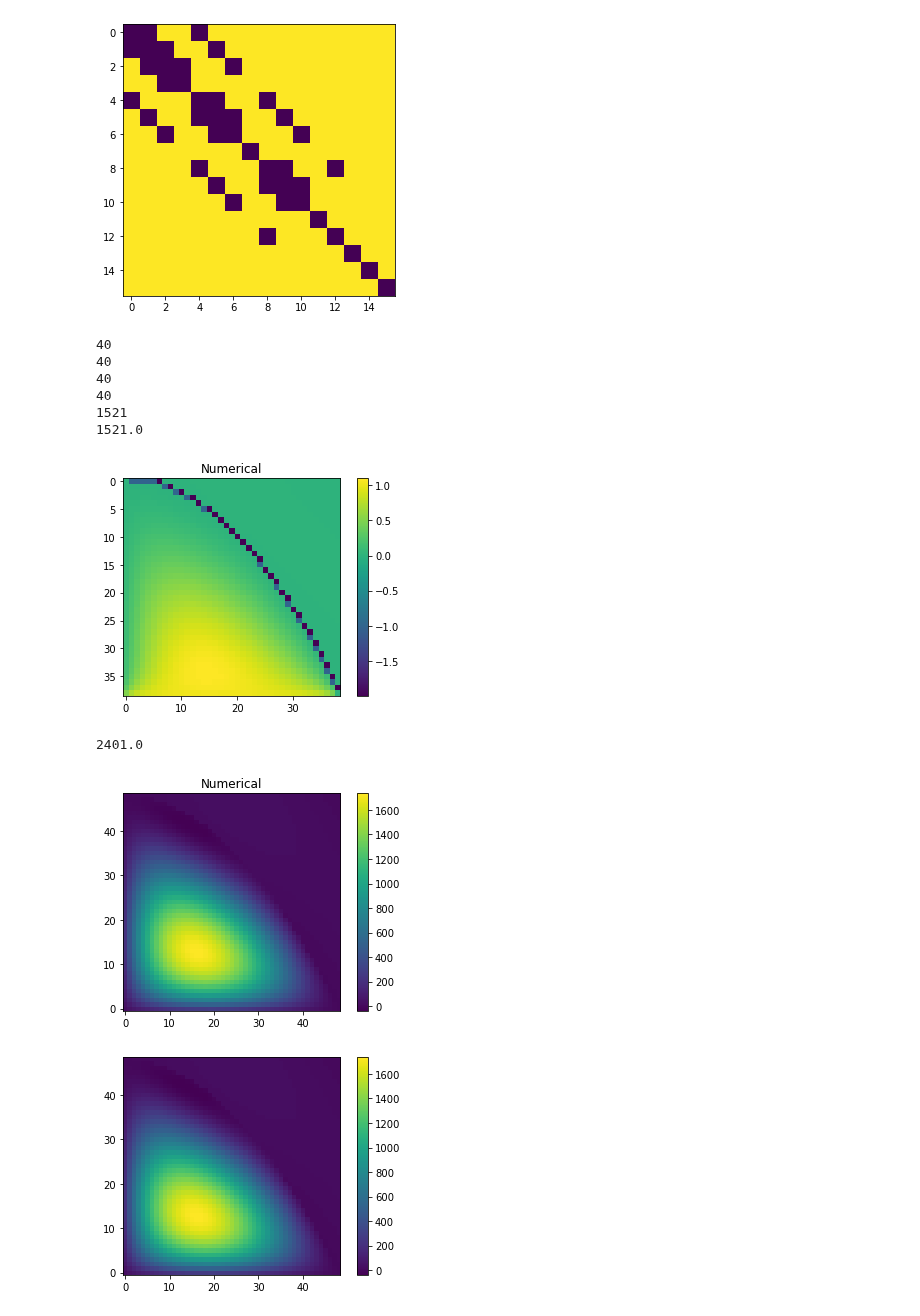
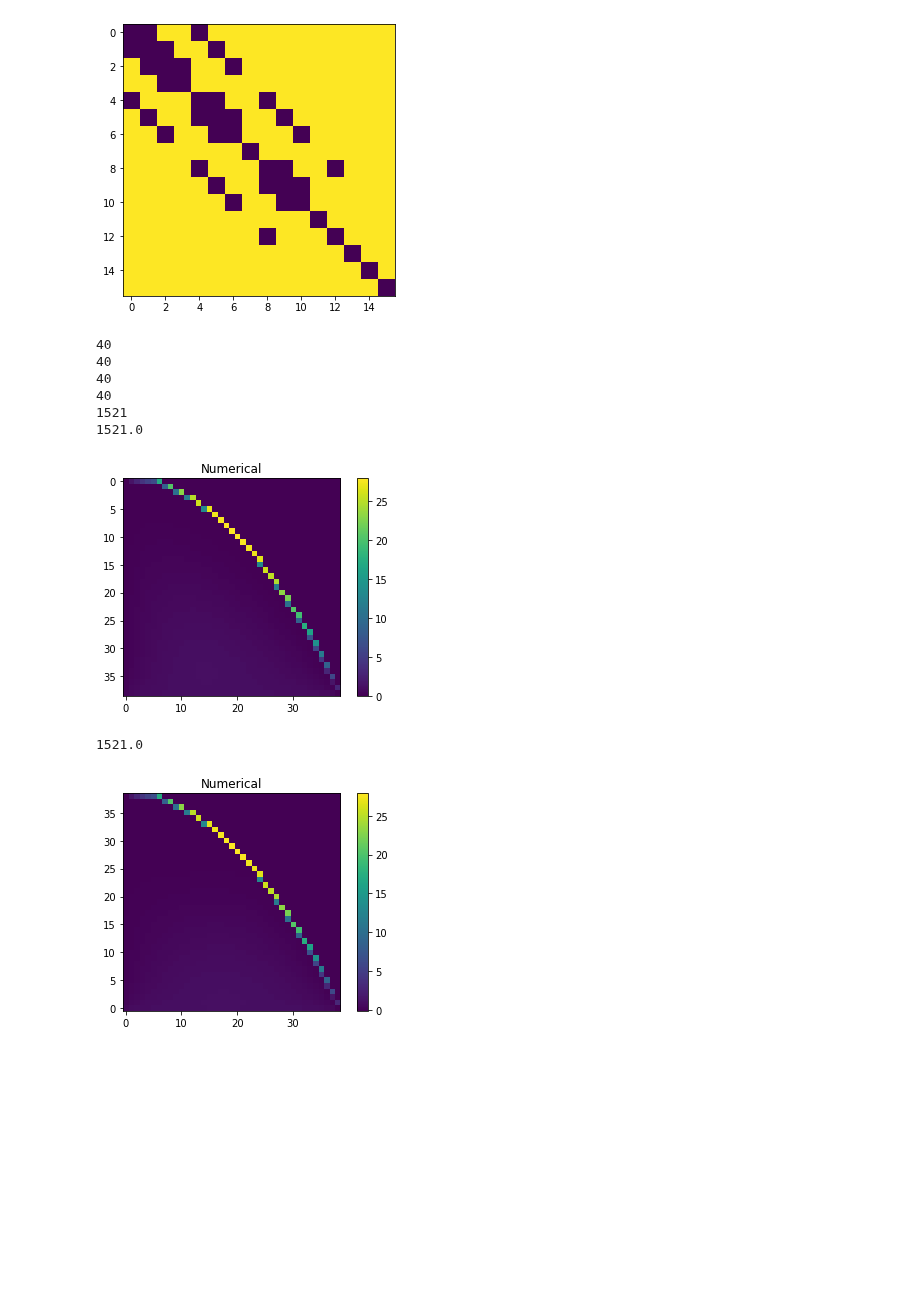
Before and after one commit to aledha/TMA4212-NumDiffDiff, a Jupyter notebook: Project 1/Jan copy.ipynb, the cells around one changed output. Saved outputs shown, nothing was run; the diff lists cells and outputs as text; code cells hidden in the pictures; blank space fills up the shorter version.

```diff
--- a/Project 1/Jan copy.ipynb
+++ b/Project 1/Jan copy.ipynb
@@ -231,7 +231,7 @@ def normal_dirichlet_paranolic_y(M):
 #
     for i in B:
 #
-        G[i[1]][i[0]] = 1 #f(float(D[j][0]),float(D[j][1]))
+        G[i[1]][i[0]] = f(float(D[j][0]),float(D[j][1]))
         j += 1
 #
     return (G)
@@ -248,7 +248,7 @@ def normal_dirichlet_paranolic_x(M):
 #
     for i in A:
 #
-        G[i[1]][i[0]] = 1 #f(float(C[j][0]),float(C[j][1]))
+        G[i[1]][i[0]] = f(float(C[j][0]),float(C[j][1]))
         j += 1
 #
     return (G)
@@ -595,70 +595,58 @@ plt.show()
 40
 1521
 1521.0
-[figure, old version]
+[figure, new version]
 # %%
-M = 50
+#M = 50
 h = 1/M
 a = 1
 
-#left = np.ones(M+1)
-left = np.arange(M+1)
-left = np.sin(left*5)
-top = np.zeros(M+1)
-right = np.zeros(M+1)
-bottom = np.ones(M+1)
-g2 = normal_dirichlet([left, top, right, bottom], a, 1)
 
 def hyper_bndry_func(x,y):
-    return -10
+    return 0.04*np.sin(np.pi * x) * np.cos(np.pi * y)
 
 C = ndiag([1,-4,1], [-1,0,1], (M-1))
 B = 1 * np.eye(M-1)
-
-
-
 
 def u_exact(x, y):
     return np.sin(np.pi * x) * np.cos(np.pi * y)
 
 """
 def f(x, y):
     return np.pi**2 * ((a+1+r**2) * np.sin(np.pi * x) * np.cos(np.pi * y) + 2*r * np.cos(np.pi * x) * np.sin(np.pi * y))
 """
 
 def f(x, y):
-    return np.pi**2 * ((a+2) * np.sin(np.pi * x) * np.cos(np.pi * y) + 2 * np.cos(np.pi * x) * np.sin(np.pi * y))
-
+    return np.pi**2 * (2) * np.sin(np.pi * x) * np.cos(np.pi * y)
 
 x = np.linspace(0, 1, M+1)
 y = np.linspace(0, 1, M+1)
 xx, yy = np.meshgrid(x, y)
 fmat = f(xx, yy)[1:-1, 1:-1]
 fvec = fmat.flatten()
 U_exact = u_exact(xx, yy)
-b = U_exact[0, :]
-t = U_exact[-1, :]
-l = U_exact[:, 0]
-r = U_exact[:, -1]
-boundaries = [l,t,r,b]
 
 
-
+left = U_exact[:, 0]
+left = np.sin(left*5)
+top = np.zeros(M+1)
+right = np.zeros(M+1)
+bottom = U_exact[0, :]
+#g2 = normal_dirichlet([left, top, right, bottom], a, 1)
 
 omega = domain2(bool_domain_gen(M-1))
 
 hyper_funtion = hyper_f_fixer(fvec, omega)
 
 A = triblock_mod(C, B, M, omega)
 
-#A, g2 = equation_fixer(A, g2, omega, M, hyper_bndry_func, hyper_funtion)
-
-U_vec = np.linalg.solve(A, -g2 - hyper_funtion)
+#A, g2, used, indexes_used = equation_fixer(A, g2, omega, M, hyper_bndry_func, hyper_funtion)
+#G = g2.reshape((M-1,M-1))
+U_vec = np.linalg.solve(A, -g2 - hyper_funtion*h**2)
 U = U_vec.reshape((M-1, M-1))
-
+#im(used[0].reshape((M-1,M-1)))
+#im(used[1].reshape((M-1,M-1)))
 im(U, 'Numerical')
-im(U  -1/5 * g2.reshape((M-1,M-1)))
 # %% [output]
-2401.0
+1521.0
-[figure, old version]
+[figure, new version]
-[figure, removed]
```
Also changed, not shown: parts of 1 cell of this notebook.
